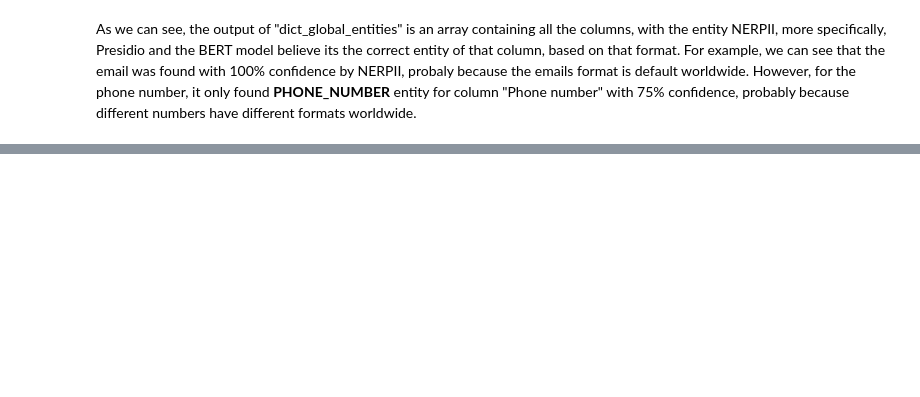
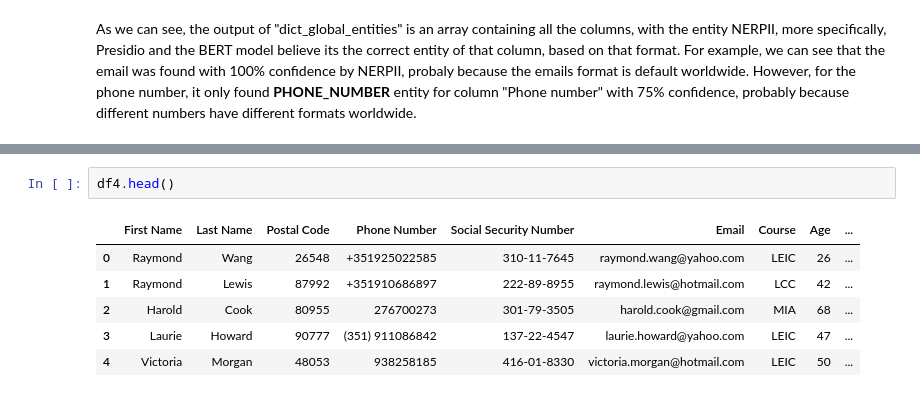
Before and after one commit to T-yago/IAS, a Jupyter notebook: nerpii/nerpii.ipynb, the cells around one changed output, grey strips where cells are left out. Saved outputs shown, nothing was run; the diff lists cells and outputs as text; blank space fills up the shorter version.

```diff
--- a/nerpii/nerpii.ipynb
+++ b/nerpii/nerpii.ipynb
@@ -117,0 +230,9 @@ As we can see, the result is a dataset with the same columns, but all PIIs are t
+# %%
+df4.head()
+# %% [output]
+|  | First Name | Last Name | Postal Code | Phone Number | Social Security Number | Email | Course | Age | ... |
+| 0 | Raymond | Wang | 26548 | +351925022585 | 310-11-7645 | raymond.wang@yahoo.com | LEIC | 26 | ... |
+| 1 | Raymond | Lewis | 87992 | +351910686897 | 222-89-8955 | raymond.lewis@hotmail.com | LCC | 42 | ... |
+| 2 | Harold | Cook | 80955 | 276700273 | 301-79-3505 | harold.cook@gmail.com | MIA | 68 | ... |
+| 3 | Laurie | Howard | 90777 | (351) 911086842 | 137-22-4547 | laurie.howard@yahoo.com | LEIC | 47 | ... |
+| 4 | Victoria | Morgan | 48053 | 938258185 | 416-01-8330 | victoria.morgan@hotmail.com | LEIC | 50 | ... |
```
Also changed, not shown: parts of 26 cells of this notebook, 7 other files.
